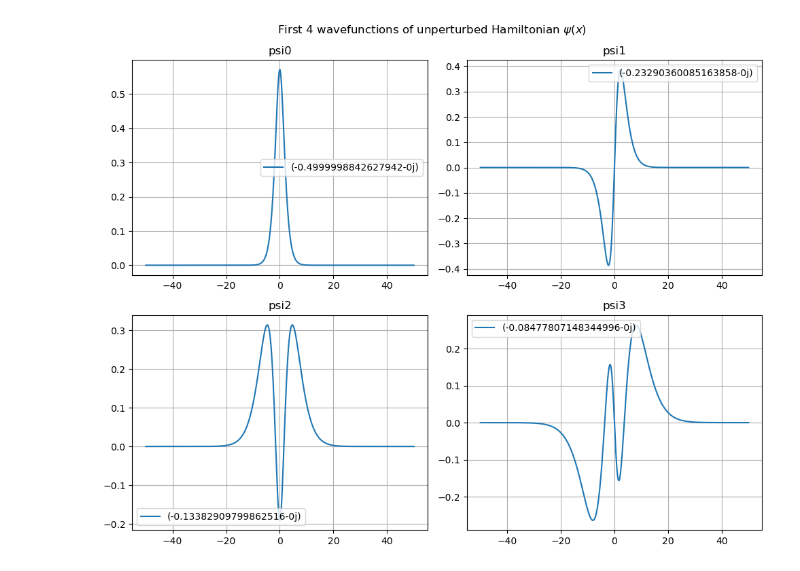
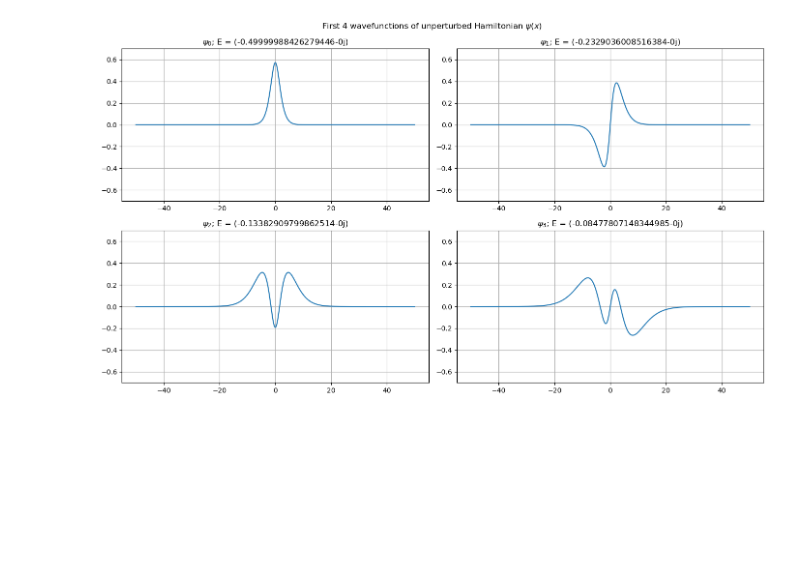
Before and after one commit to SoumyajeetMazumdar/CQMPP, a Jupyter notebook: EXAM/1_unperturbed_excited_states.ipynb, the cells around one changed output. Cells and saved outputs as stored; diff of their text form; code cells hidden in the pictures; blank space fills up the shorter version.

```diff
--- a/EXAM/1_unperturbed_excited_states.ipynb
+++ b/EXAM/1_unperturbed_excited_states.ipynb
@@ -196,44 +213,47 @@ A_pl, A_mi, H_2, M_2 = create_Apl_Ami_Heff_M2_matrices(x_vec, V_softcore_vec, Z,
 
 psi3 = np.random.random(N).astype(complex)
 psi3 = normalize(psi3, x_vec)
 
 psi3 = CN_propagation_modified2(A_pl, A_mi, psi3, psi_lowers = [psi2, psi1, psi0], r = x_vec, N_iter = 1000)
 psi3 = normalize(psi3, x_vec)
 
 
 # Create a 2x2 grid of subplots
-fig, axs = plt.subplots(2, 2, figsize=(10, 8))
+fig, axs = plt.subplots(2, 2, figsize=(14, 8))
 
 # First subplot for psi0
-axs[0, 0].plot(x_vec, psi0, label=calc_E_withNumerov(psi0, H_2, M_2, x_vec))
-axs[0, 0].legend()
+axs[0, 0].plot(x_vec, psi0)
 axs[0, 0].grid(True)
-axs[0, 0].set_title("psi0")
+axs[0, 0].set_ylim(-0.7, 0.7)
+axs[0, 0].set_title(f"$\psi_0$; E = {calc_E_withNumerov(psi0, H_2, M_2, x_vec)}")
 
 # Second subplot for psi1
-axs[0, 1].plot(x_vec, psi1, label=calc_E_withNumerov(psi1, H_2, M_2, x_vec))
-axs[0, 1].legend()
+axs[0, 1].plot(x_vec, psi1)
+
 axs[0, 1].grid(True)
-axs[0, 1].set_title("psi1")
+axs[0, 1].set_ylim(-0.7, 0.7)
+axs[0, 1].set_title(f"$\psi_1$; E = {calc_E_withNumerov(psi1, H_2, M_2, x_vec)}")
 
 # Third subplot for psi2
-axs[1, 0].plot(x_vec, psi2, label=calc_E_withNumerov(psi2, H_2, M_2, x_vec))
-axs[1, 0].legend()
+axs[1, 0].plot(x_vec, psi2)
+
 axs[1, 0].grid(True)
-axs[1, 0].set_title("psi2")
+axs[1, 0].set_ylim(-0.7, 0.7)
+axs[1, 0].set_title(f"$\psi_2$; E = {calc_E_withNumerov(psi2, H_2, M_2, x_vec)}")
 
 # Fourth subplot for psi3
-axs[1, 1].plot(x_vec, psi3, label=calc_E_withNumerov(psi3, H_2, M_2, x_vec))
-axs[1, 1].legend()
+axs[1, 1].plot(x_vec, psi3)
+
 axs[1, 1].grid(True)
-axs[1, 1].set_title("psi3")
+axs[1, 1].set_ylim(-0.7, 0.7)
+axs[1, 1].set_title(f"$\psi_3$; E = {calc_E_withNumerov(psi3, H_2, M_2, x_vec)}")
 
 plt.suptitle("First 4 wavefunctions of unperturbed Hamiltonian $\psi(x)$")
 plt.tight_layout()
 plt.show()
 
 np.save("psi1.npy", psi1)
 np.save("psi2.npy", psi2)
 np.save("psi3.npy", psi3)
 # %% [output]
-[figure, old version]
+[figure, new version]
```
Also changed, not shown: parts of 3 cells of this notebook, 6 other files.
